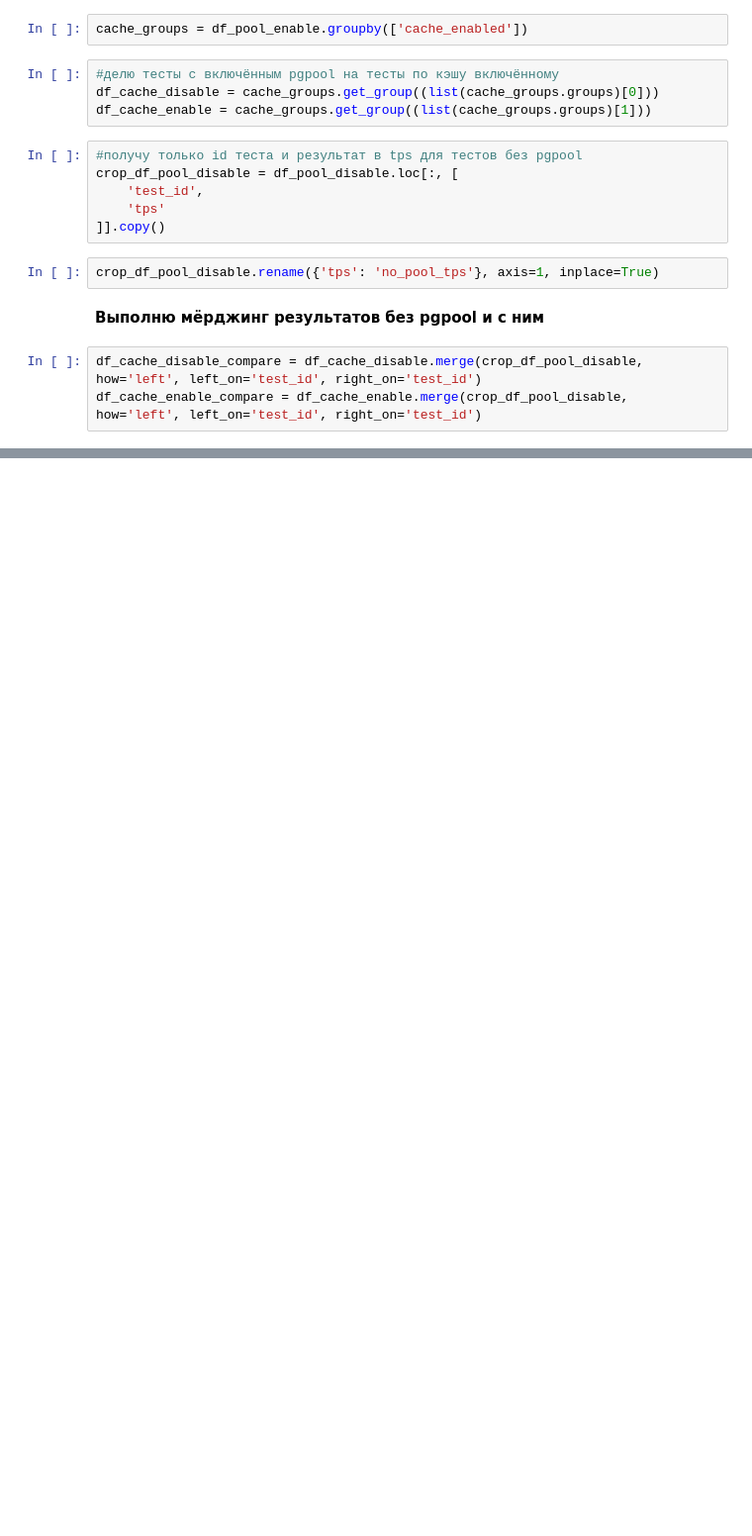
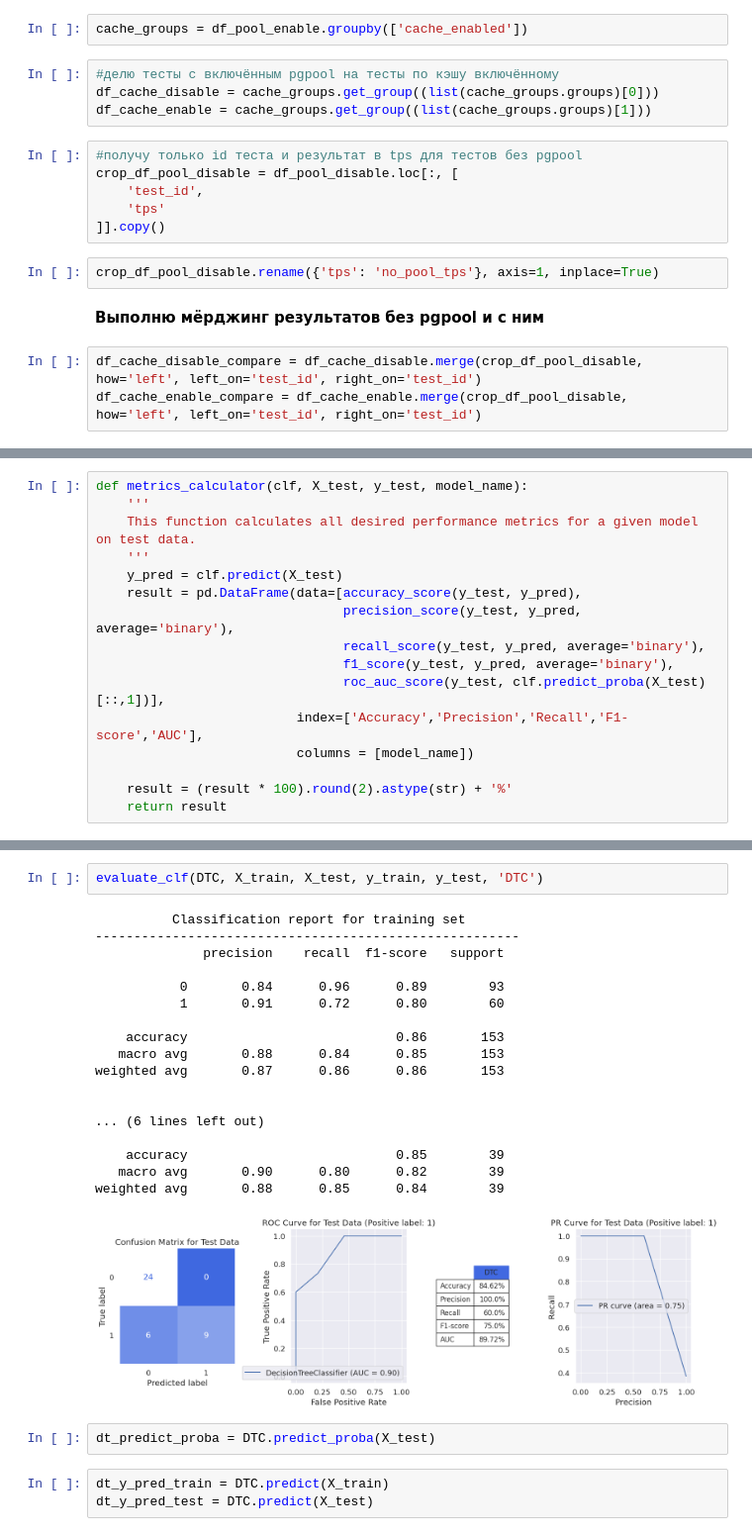
Before and after one commit to lenow55/cloud_native, a Jupyter notebook: cross_tests/results/Untitled.ipynb, the cells around one changed output, grey strips where cells are left out. Shown at 99% size. Saved outputs shown, nothing was run; the diff lists cells and outputs as text; blank space fills up the shorter version.

```diff
--- a/cross_tests/results/Untitled.ipynb
+++ b/cross_tests/results/Untitled.ipynb
@@ -335,0 +434,16 @@ memory usage: 1.1+ MB
+# %%
+def metrics_calculator(clf, X_test, y_test, model_name):
+    '''
+    This function calculates all desired performance metrics for a given model on test data.
+    '''
+    y_pred = clf.predict(X_test)
+    result = pd.DataFrame(data=[accuracy_score(y_test, y_pred),
+                                precision_score(y_test, y_pred, average='binary'),
+                                recall_score(y_test, y_pred, average='binary'),
+                                f1_score(y_test, y_pred, average='binary'),
+                                roc_auc_score(y_test, clf.predict_proba(X_test)[::,1])],
+                          index=['Accuracy','Precision','Recall','F1-score','AUC'],
+                          columns = [model_name])
+
+    result = (result * 100).round(2).astype(str) + '%'
+    return result
@@ -335,0 +507,26 @@ memory usage: 1.1+ MB
+# %%
+evaluate_clf(DTC, X_train, X_test, y_train, y_test, 'DTC')
+# %% [output]
+          Classification report for training set
+-------------------------------------------------------
+              precision    recall  f1-score   support
+
+           0       0.84      0.96      0.89        93
+           1       0.91      0.72      0.80        60
+
+    accuracy                           0.86       153
+   macro avg       0.88      0.84      0.85       153
+weighted avg       0.87      0.86      0.86       153
+
+
+... (6 lines left out)
+
+    accuracy                           0.85        39
+   macro avg       0.90      0.80      0.82        39
+weighted avg       0.88      0.85      0.84        39
+[figure, added]
+# %%
+dt_predict_proba = DTC.predict_proba(X_test)
+# %%
+dt_y_pred_train = DTC.predict(X_train)
+dt_y_pred_test = DTC.predict(X_test)
```
Also changed, not shown: parts of 34 cells of this notebook.
